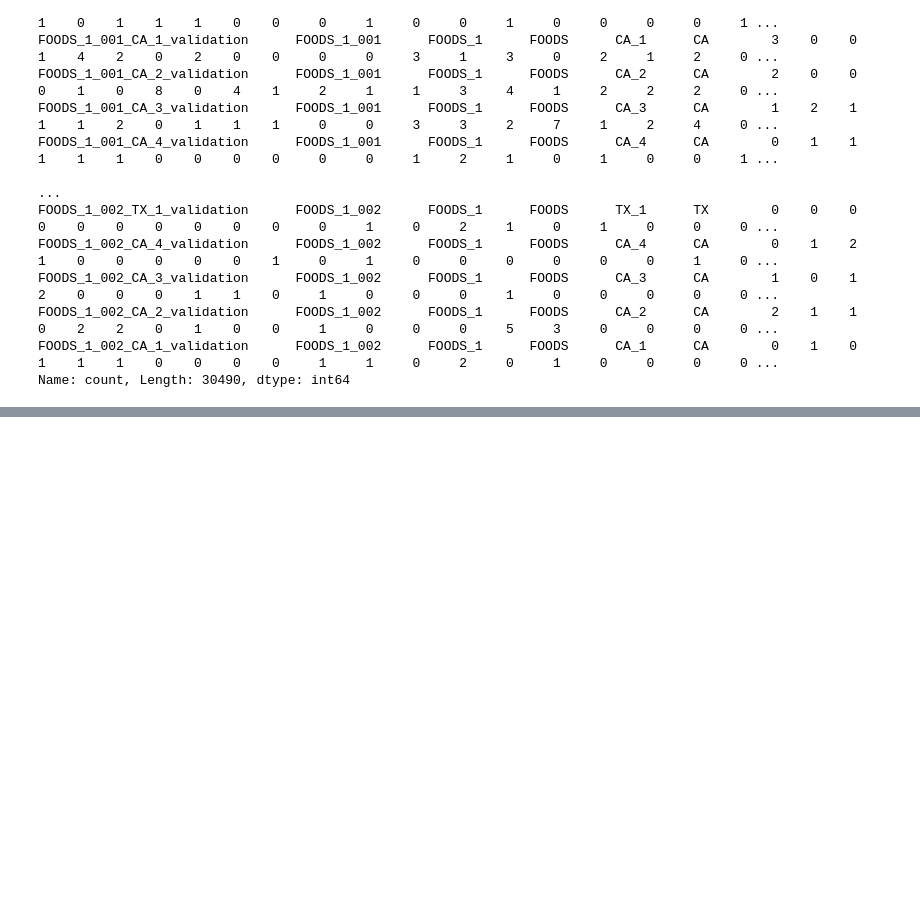
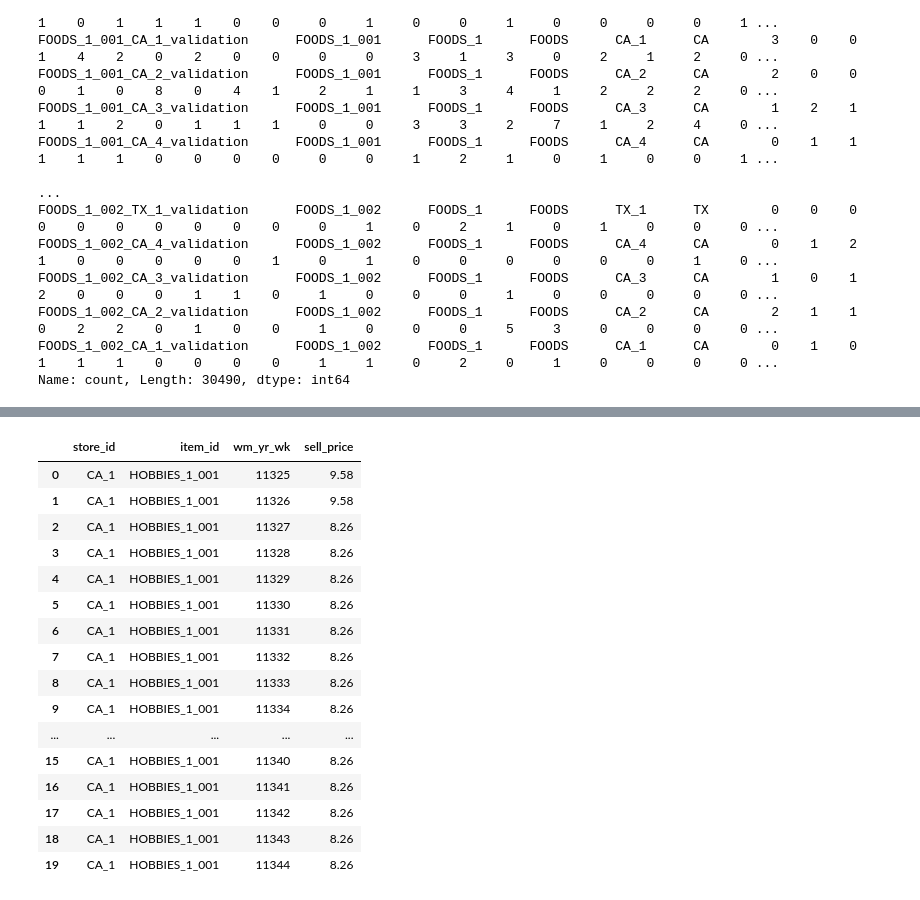
Before and after one commit to MKaczkow/hackology_golem, a Jupyter notebook: EDA_m5_forecasting_accuracy.ipynb, the cells around one changed output, grey strips where cells are left out. Cells and saved outputs as stored; diff of their text form; code cells hidden in the pictures; blank space fills up the shorter version.

```diff
--- a/EDA_m5_forecasting_accuracy.ipynb
+++ b/EDA_m5_forecasting_accuracy.ipynb
@@ -47,0 +100,2 @@ Name: count, Length: 30490, dtype: int64
+# %%
+sell_prices_df = pd.read_csv("data/m5_forecasting_accuracy/sell_prices.csv")
@@ -47,0 +151,20 @@ Name: count, Length: 30490, dtype: int64
+# %%
+sell_prices_df[sell_prices_df['item_id'] == "HOBBIES_1_001"].head(20)
+# %% [output]
+|  | store_id | item_id | wm_yr_wk | sell_price |
+| 0 | CA_1 | HOBBIES_1_001 | 11325 | 9.58 |
+| 1 | CA_1 | HOBBIES_1_001 | 11326 | 9.58 |
+| 2 | CA_1 | HOBBIES_1_001 | 11327 | 8.26 |
+| 3 | CA_1 | HOBBIES_1_001 | 11328 | 8.26 |
+| 4 | CA_1 | HOBBIES_1_001 | 11329 | 8.26 |
+| 5 | CA_1 | HOBBIES_1_001 | 11330 | 8.26 |
+| 6 | CA_1 | HOBBIES_1_001 | 11331 | 8.26 |
+| 7 | CA_1 | HOBBIES_1_001 | 11332 | 8.26 |
+| 8 | CA_1 | HOBBIES_1_001 | 11333 | 8.26 |
+| 9 | CA_1 | HOBBIES_1_001 | 11334 | 8.26 |
+| ... | ... | ... | ... | ... |
+| 15 | CA_1 | HOBBIES_1_001 | 11340 | 8.26 |
+| 16 | CA_1 | HOBBIES_1_001 | 11341 | 8.26 |
+| 17 | CA_1 | HOBBIES_1_001 | 11342 | 8.26 |
+| 18 | CA_1 | HOBBIES_1_001 | 11343 | 8.26 |
+| 19 | CA_1 | HOBBIES_1_001 | 11344 | 8.26 |
```
Also changed, not shown: parts of 11 cells of this notebook, 3 other files.
